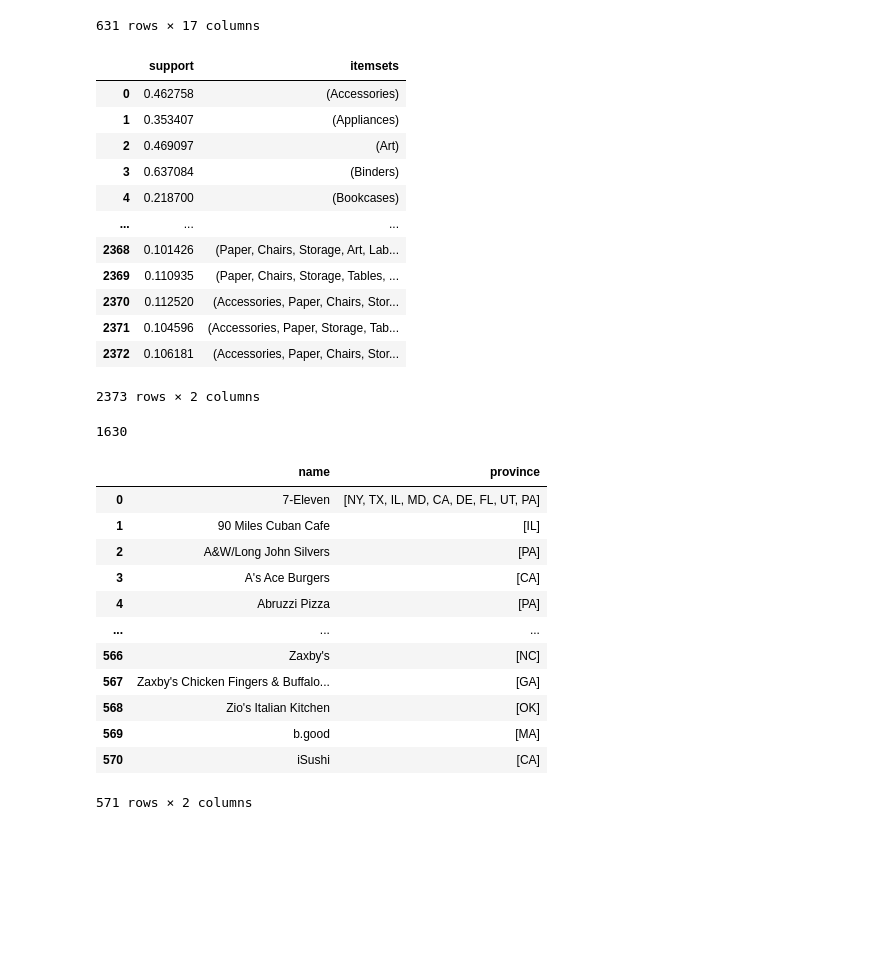
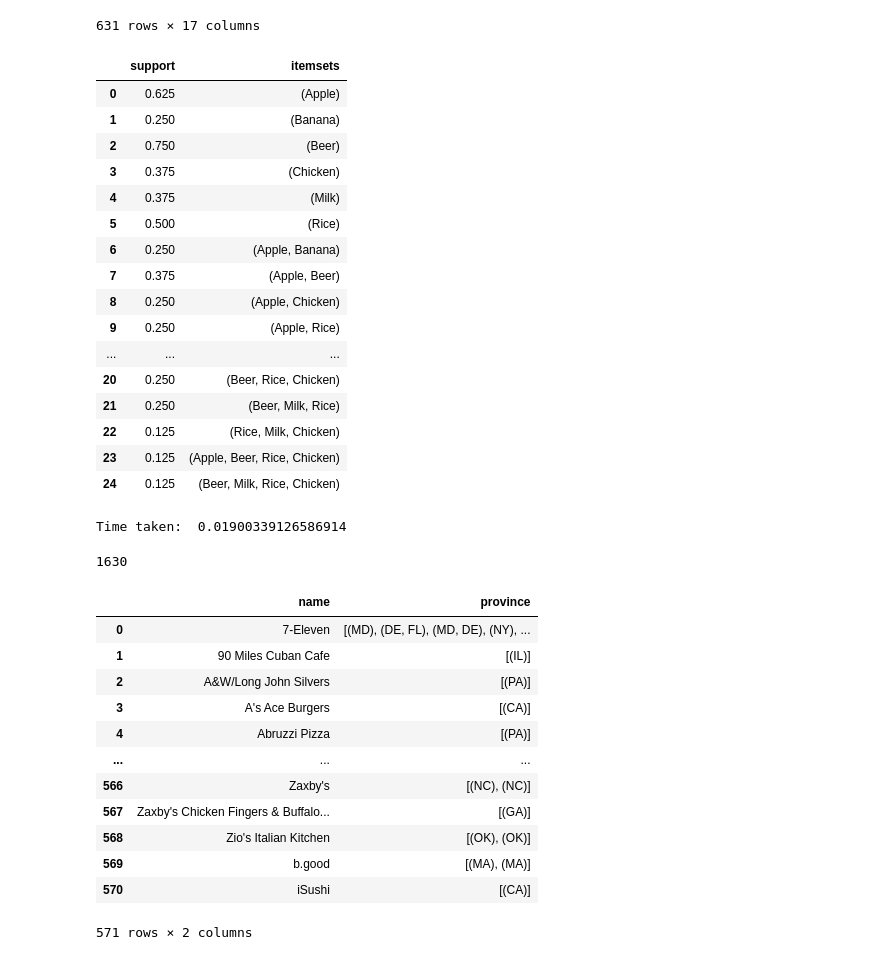
Before and after one commit to supperr-coder/CZ4032-Project2, a Jupyter notebook: Code/apriori_algorithm_darryl.ipynb, the cells around one changed output. Saved outputs shown, nothing was run; the diff lists cells and outputs as text; code cells hidden in the pictures; blank space fills up the shorter version.

```diff
--- a/Code/apriori_algorithm_darryl.ipynb
+++ b/Code/apriori_algorithm_darryl.ipynb
@@ -370,7 +371,6 @@ class TransactionEncoder(BaseEstimator, TransformerMixin):
             for transaction in X:
                 # set is necessary because conversion to SparseDataFrame
                 # will fail if there are duplicate items
-                """efficient storage way"""
                 for item in set(transaction):
                     col_idx = self.columns_mapping_[item]
                     indices.append(col_idx)
@@ -968,44 +965,58 @@ df
 | 630 | False | True | True | True | False | True | False | False | False | ... |
 631 rows × 17 columns
 # %%
-apriori(df, min_support=0.1, use_colnames=True)
+start = time.time()
+display(apriori(df, min_support=0.1, use_colnames=True))
+print('Time taken: ', time.time()-start)
 # %% [output]
 |  | support | itemsets |
-| 0 | 0.462758 | (Accessories) |
-| 1 | 0.353407 | (Appliances) |
-| 2 | 0.469097 | (Art) |
-| 3 | 0.637084 | (Binders) |
-| 4 | 0.218700 | (Bookcases) |
+| 0 | 0.625 | (Apple) |
+| 1 | 0.250 | (Banana) |
+| 2 | 0.750 | (Beer) |
+| 3 | 0.375 | (Chicken) |
+| 4 | 0.375 | (Milk) |
+| 5 | 0.500 | (Rice) |
+| 6 | 0.250 | (Apple, Banana) |
+| 7 | 0.375 | (Apple, Beer) |
+| 8 | 0.250 | (Apple, Chicken) |
+| 9 | 0.250 | (Apple, Rice) |
 | ... | ... | ... |
-| 2368 | 0.101426 | (Paper, Chairs, Storage, Art, Lab... |
-| 2369 | 0.110935 | (Paper, Chairs, Storage, Tables, ... |
-| 2370 | 0.112520 | (Accessories, Paper, Chairs, Stor... |
-| 2371 | 0.104596 | (Accessories, Paper, Storage, Tab... |
-| 2372 | 0.106181 | (Accessories, Paper, Chairs, Stor... |
+| 20 | 0.250 | (Beer, Rice, Chicken) |
+| 21 | 0.250 | (Beer, Milk, Rice) |
+| 22 | 0.125 | (Rice, Milk, Chicken) |
+| 23 | 0.125 | (Apple, Beer, Rice, Chicken) |
+| 24 | 0.125 | (Beer, Milk, Rice, Chicken) |
-2373 rows × 2 columns
+Time taken:  0.01900339126586914
 # %%
 len(food)
 # %% [output]
 1630
 # %%
-food = pd.read_csv('Datafiniti_Fast_Food_Restaurants.csv')
-food = food[['name', 'province']]
-food = food.drop_duplicates()
+food = pd.read_csv('Datafiniti_Fast_Food_Restaurants.csv', parse_dates = ['dateAdded'])
+food = food.sort_values(by = 'dateAdded')
+food['year'] = food['dateAdded'].dt.isocalendar().year.astype(int)
+food['day_year'] = food['dateAdded'].dt.dayofyear
+food['month'] = food['dateAdded'].dt.month
+food = food[['name', 'province','year','month']]
+food = food.groupby(['name','year','month']).agg(frozenset).reset_index()[['name','province']] #taking each month as 1 timestamp
+#food['len'] = food['province'].apply(lambda x:len(x))
+#food = food.drop_duplicates().reset_index(drop=True)
 food = food.groupby('name').agg(list).reset_index()
 food
+#food[food['len']>1]
 # %% [output]
 |  | name | province |
-| 0 | 7-Eleven | [NY, TX, IL, MD, CA, DE, FL, UT, PA] |
-| 1 | 90 Miles Cuban Cafe | [IL] |
-| 2 | A&W/Long John Silvers | [PA] |
-| 3 | A's Ace Burgers | [CA] |
-| 4 | Abruzzi Pizza | [PA] |
+| 0 | 7-Eleven | [(MD), (DE, FL), (MD, DE), (NY), ... |
+| 1 | 90 Miles Cuban Cafe | [(IL)] |
+| 2 | A&W/Long John Silvers | [(PA)] |
+| 3 | A's Ace Burgers | [(CA)] |
+| 4 | Abruzzi Pizza | [(PA)] |
 | ... | ... | ... |
-| 566 | Zaxby's | [NC] |
-| 567 | Zaxby's Chicken Fingers & Buffalo... | [GA] |
-| 568 | Zio's Italian Kitchen | [OK] |
-| 569 | b.good | [MA] |
-| 570 | iSushi | [CA] |
+| 566 | Zaxby's | [(NC), (NC)] |
+| 567 | Zaxby's Chicken Fingers & Buffalo... | [(GA)] |
+| 568 | Zio's Italian Kitchen | [(OK), (OK)] |
+| 569 | b.good | [(MA), (MA)] |
+| 570 | iSushi | [(CA)] |
 571 rows × 2 columns
 # %%
 product = list(food['province'])
```
Also changed, not shown: parts of 11 cells of this notebook.
